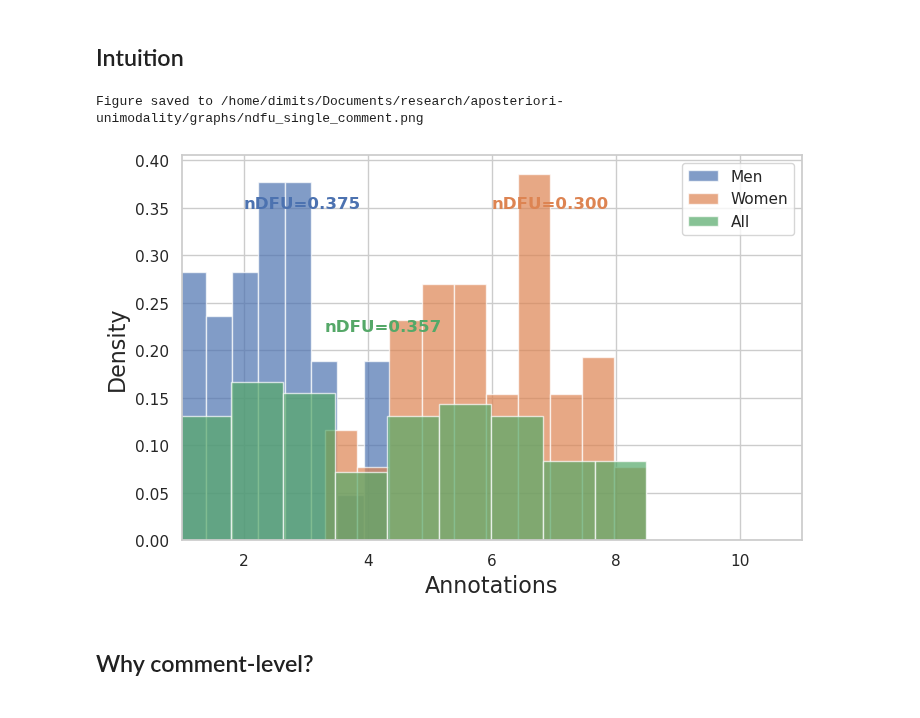
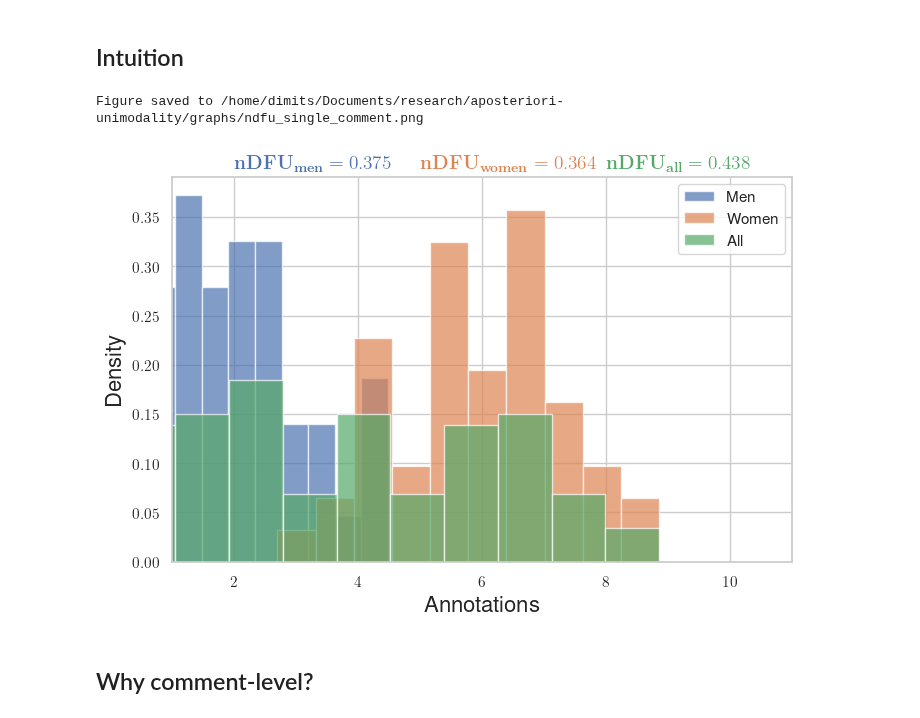
Before and after one commit to dimits-ts/aposteriori-unimodality, a Jupyter notebook: explanation.ipynb, the cells around one changed output. Cells and saved outputs as stored; diff of their text form; code cells hidden in the pictures.

Commit message:
use latex in labels

```diff
--- a/explanation.ipynb
+++ b/explanation.ipynb
@@ -16,6 +16,11 @@ LABEL_SIZE = 16
 LESSER_LABEL_SIZE = 14
 GRAPH_DIR = Path("./graphs")
 sns.set_theme(style="whitegrid")
+plt.rcParams.update({
+    "text.usetex": True,
+    "font.family": "Helvetica"
+})
+np.random.seed(seed=42)
 # %%
 def save_plot(path: Path) -> None:
     """
@@ -50,8 +55,8 @@ n_d2 = ndfu(d2, bins=bins)
 n_union = ndfu(d_union, bins=bins)
 ndfus = [n_d1, n_d2, n_union]
 
-x_values = [d1_mean, d2_mean, (d1_mean + d2_mean) / 2 - 0.7]
-y_values = [0.35, 0.35, 0.22]
+x_values = [2, 5, 8]
+y_values = [0.4]*3
 # %%
 plt.figure(figsize=(8, 5))
 plt.hist(
@@ -63,38 +68,38 @@ plt.hist(
     label="Men",
 )
 plt.hist(
     d2,
     bins=bins,
     density=True,
     alpha=0.7,
     color=colors[1],
     label="Women",
 )
 plt.hist(
     d_union,
     bins=bins,
     density=True,
     alpha=0.7,
     color=colors[2],
     label="All",
 )
 
-# Annotating nDFU values
-for pos, val, color, ndfu_value in zip(x_values, y_values, colors, ndfus):
-    text = f"nDFU={ndfu_value:.3f}"
-    plt.text(pos, val, text, color=color, weight="bold")
+type_strs = ["men", "women", "all"]
+for pos, val, color, ndfu_value, type_str in zip(x_values, y_values, colors, ndfus, type_strs):
+    text = f"$\mathbf{{nDFU_{{{type_str}}}}}={ndfu_value:.3f}$"
+    plt.text(pos, val, text, color=color, weight="bold", fontsize=LESSER_LABEL_SIZE)
 
 
 plt.xlim(1, 11)
 plt.legend()
 plt.xlabel("Annotations", fontsize=LABEL_SIZE)
 plt.ylabel("Density", fontsize=LABEL_SIZE)
 
 save_plot(GRAPH_DIR / "ndfu_single_comment.png")
 plt.show()
 # %% [output]
 Figure saved to /home/dimits/Documents/research/aposteriori-unimodality/graphs/ndfu_single_comment.png
-[figure, old version]
+[figure, new version]
 # %% [markdown]
 ## Why comment-level?
 # %%
```
Also changed, not shown: parts of 2 cells of this notebook, 3 other files.
